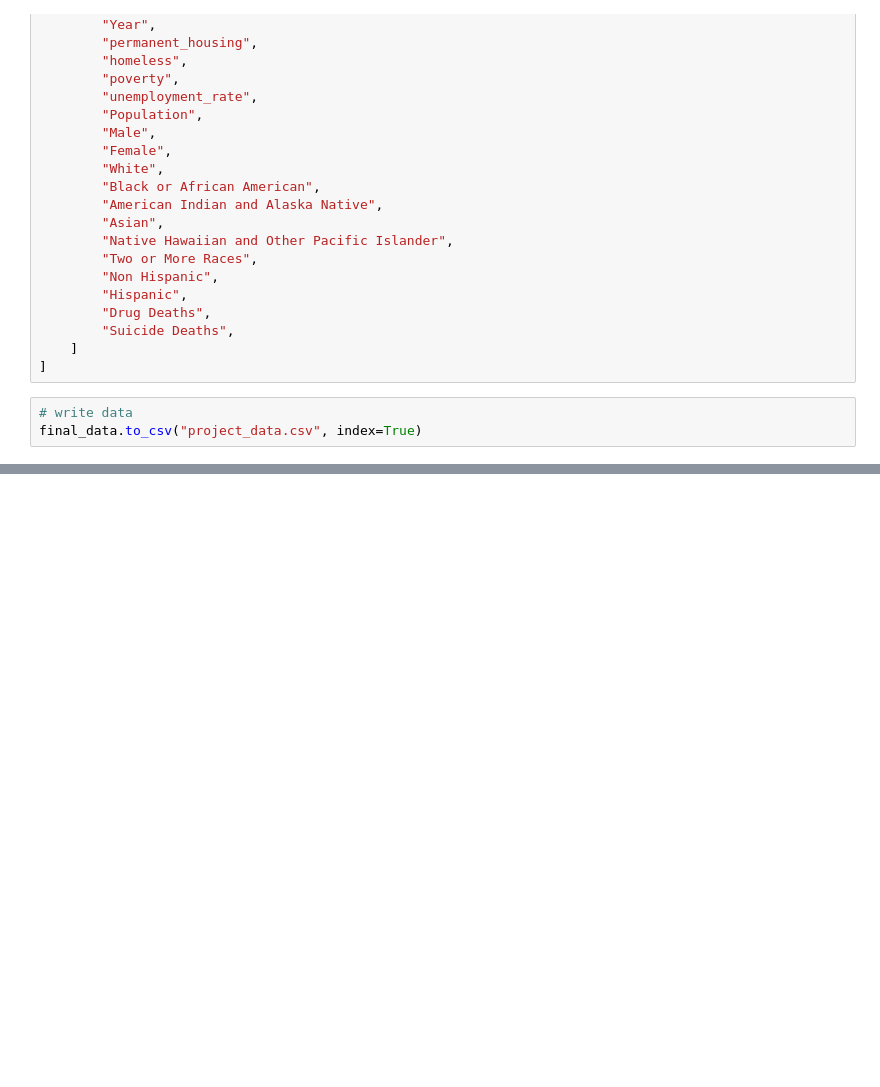
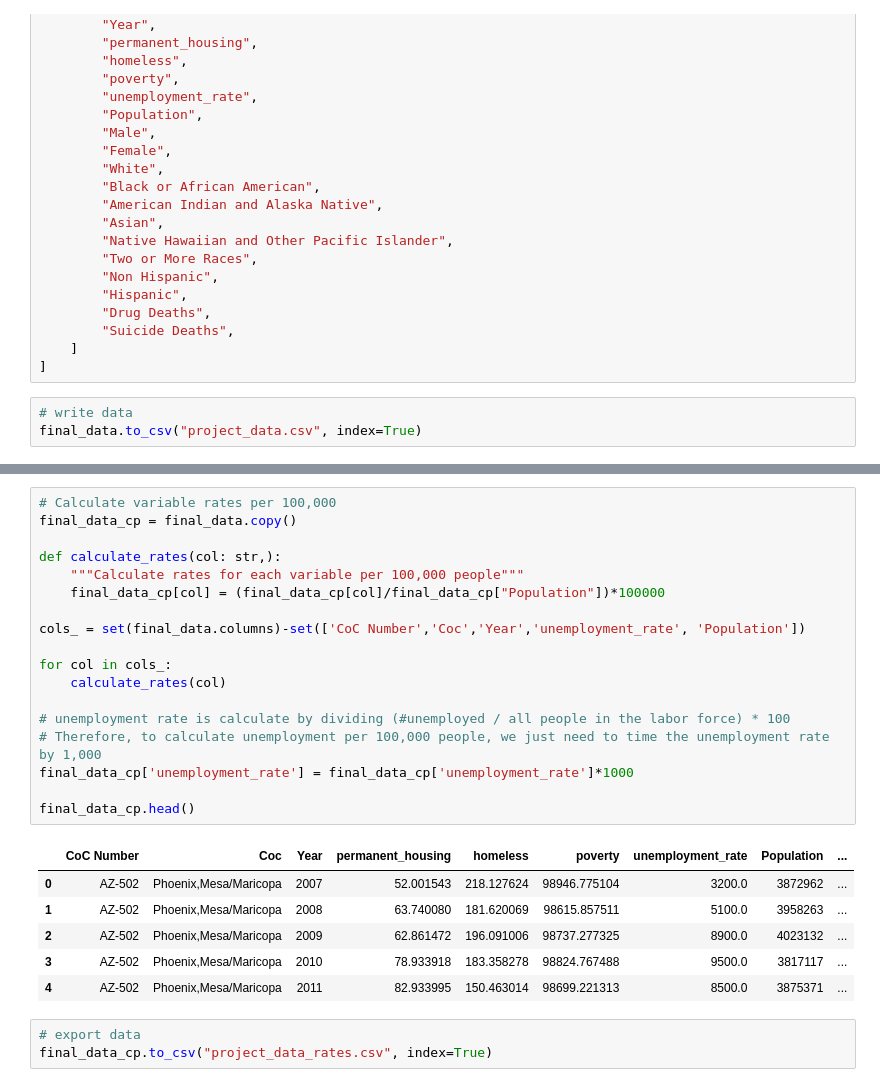
Before and after one commit to heath3rq/Python_Homelessness-Causal-Inference-Analysis, a Jupyter notebook: 20_intermediate_files/merger.ipynb, the cells around one changed output, grey strips where cells are left out. Cells and saved outputs as stored; diff of their text form; blank space fills up the shorter version.

```diff
--- a/20_intermediate_files/merger.ipynb
+++ b/20_intermediate_files/merger.ipynb
@@ -310,0 +320,28 @@ final_data.to_csv("project_data.csv", index=True)
+# %%
+# Calculate variable rates per 100,000
+final_data_cp = final_data.copy()
+
+def calculate_rates(col: str,):
+    """Calculate rates for each variable per 100,000 people"""
+    final_data_cp[col] = (final_data_cp[col]/final_data_cp["Population"])*100000
+
+cols_ = set(final_data.columns)-set(['CoC Number','Coc','Year','unemployment_rate', 'Population'])
+
+for col in cols_:
+    calculate_rates(col)
+
+# unemployment rate is calculate by dividing (#unemployed / all people in the labor force) * 100
+# Therefore, to calculate unemployment per 100,000 people, we just need to time the unemployment rate by 1,000
+final_data_cp['unemployment_rate'] = final_data_cp['unemployment_rate']*1000
+
+final_data_cp.head()
+# %% [output]
+|  | CoC Number | Coc | Year | permanent_housing | homeless | poverty | unemployment_rate | Population | ... |
+| 0 | AZ-502 | Phoenix,Mesa/Maricopa | 2007 | 52.001543 | 218.127624 | 98946.775104 | 3200.0 | 3872962 | ... |
+| 1 | AZ-502 | Phoenix,Mesa/Maricopa | 2008 | 63.740080 | 181.620069 | 98615.857511 | 5100.0 | 3958263 | ... |
+| 2 | AZ-502 | Phoenix,Mesa/Maricopa | 2009 | 62.861472 | 196.091006 | 98737.277325 | 8900.0 | 4023132 | ... |
+| 3 | AZ-502 | Phoenix,Mesa/Maricopa | 2010 | 78.933918 | 183.358278 | 98824.767488 | 9500.0 | 3817117 | ... |
+| 4 | AZ-502 | Phoenix,Mesa/Maricopa | 2011 | 82.933995 | 150.463014 | 98699.221313 | 8500.0 | 3875371 | ... |
+# %%
+# export data
+final_data_cp.to_csv("project_data_rates.csv", index=True)
```
Also changed, not shown: parts of 1 cell of this notebook, 1 other file.
